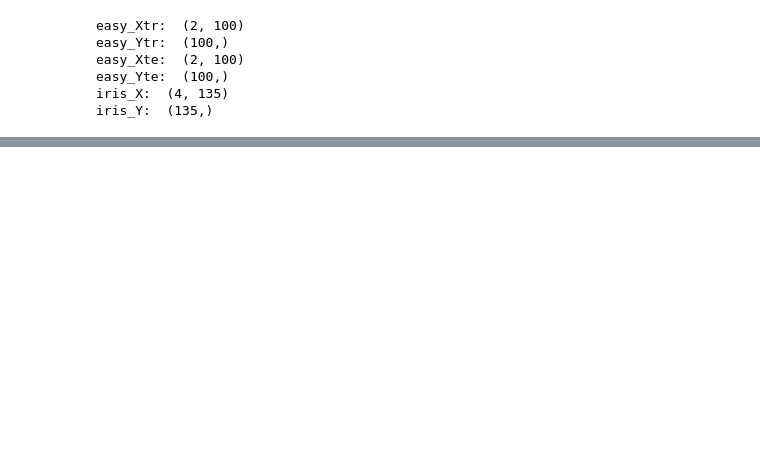
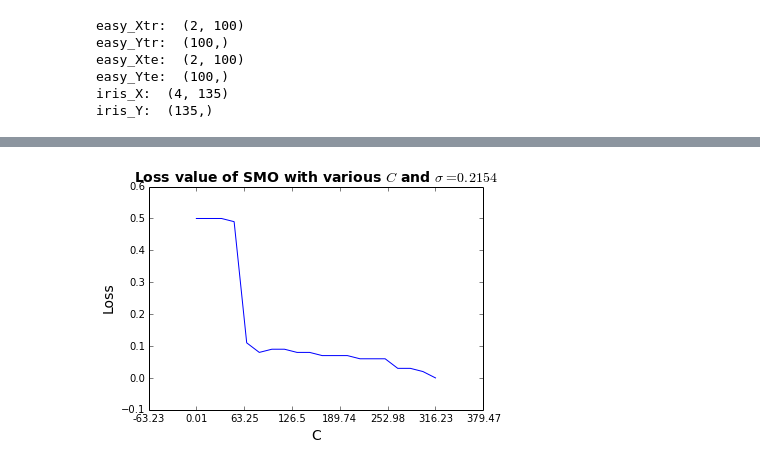
Before and after one commit to philjjoon/Lab-MachineLearning, a Jupyter notebook: ProblemSet-04/ps4_tests_and_stubs/ps4_application.ipynb, the cells around one changed output, grey strips where cells are left out. Saved outputs shown, nothing was run; the diff lists cells and outputs as text; code cells hidden in the pictures; blank space fills up the shorter version.

```diff
--- a/ProblemSet-04/ps4_tests_and_stubs/ps4_application.ipynb
+++ b/ProblemSet-04/ps4_tests_and_stubs/ps4_application.ipynb
@@ -97,0 +110,7 @@ imp.plot_svm_2d(easy_Xtr, easy_Ytr, cvkrr)
+# %%
+cvkrr.predict(easy_Xtr)
+easy_Ypred = cvkrr.ypred
+loss_Xtr = float(np.sum(np.sign(easy_Ytr) != np.sign(easy_Ypred)))/float(len(easy_Ytr))
+print 'Loss easy_Xtr: ', loss_Xtr
+print 'cvkrr.kernelparameter: ', cvkrr.kernelparameter
+print 'cvkrr.C: ', cvkrr.C
@@ -97,0 +121,12 @@ imp.plot_svm_2d(easy_Xtr, easy_Ytr, cvkrr)
+# %%
+kernelparam = cvkrr.kernelparameter
+C = np.logspace(-2, 2.5, 20)
+svm = imp.svm_smo(kernel='gaussian', C=0.01)
+Loss = np.ones(len(C))
+for i, c in enumerate(C):
+    print str(i+1) + ') ' + 'C: ' + str(c)
+    svm.fit(easy_Xtr, easy_Ytr, kernel='gaussian', kernelparameter = kernelparam, C=c)
+    svm.predict(easy_Xtr)
+    easy_Ypred = svm.ypred
+    loss = float(np.sum(np.sign(easy_Ytr) != np.sign(easy_Ypred)))/float(len(easy_Ytr))
+    Loss[i] = loss
@@ -97,0 +187,20 @@ imp.plot_svm_2d(easy_Xtr, easy_Ytr, cvkrr)
+# %%
+X0 = np.logspace(-2,2.5, 20)
+fig = pl.figure()
+ax = fig.add_subplot(111)
+ax.plot(np.linspace(0, 1, 20), Loss)
+ax.set_xlim(-0.2, 1.2)
+ax.set_ylim(-0.1, 0.6)
+X0_min, X0_max = np.min(X0), np.max(X0)
+X0 = np.linspace(X0_min, X0_max, 6)
+xnew = np.zeros(8)
+xnew[1:7] = X0
+xnew[0] = X0[0] - (X0[1] - X0[0])
+xnew[7] = X0[5] + (X0[1] - X0[0])
+ax.set_xticklabels(np.around(xnew, decimals=2))
+ax.set_title('Loss value of SMO with various $C$ and $\sigma=0.2154$', fontweight='bold', fontsize=14)
+ax.set_xlabel('C', fontsize=14)
+ax.set_ylabel('Loss', fontsize=14)
+fig.savefig('loss_various_c.png')
+# %% [output]
+[figure, added]
```
Also changed, not shown: parts of 16 cells of this notebook, 28 other files.
